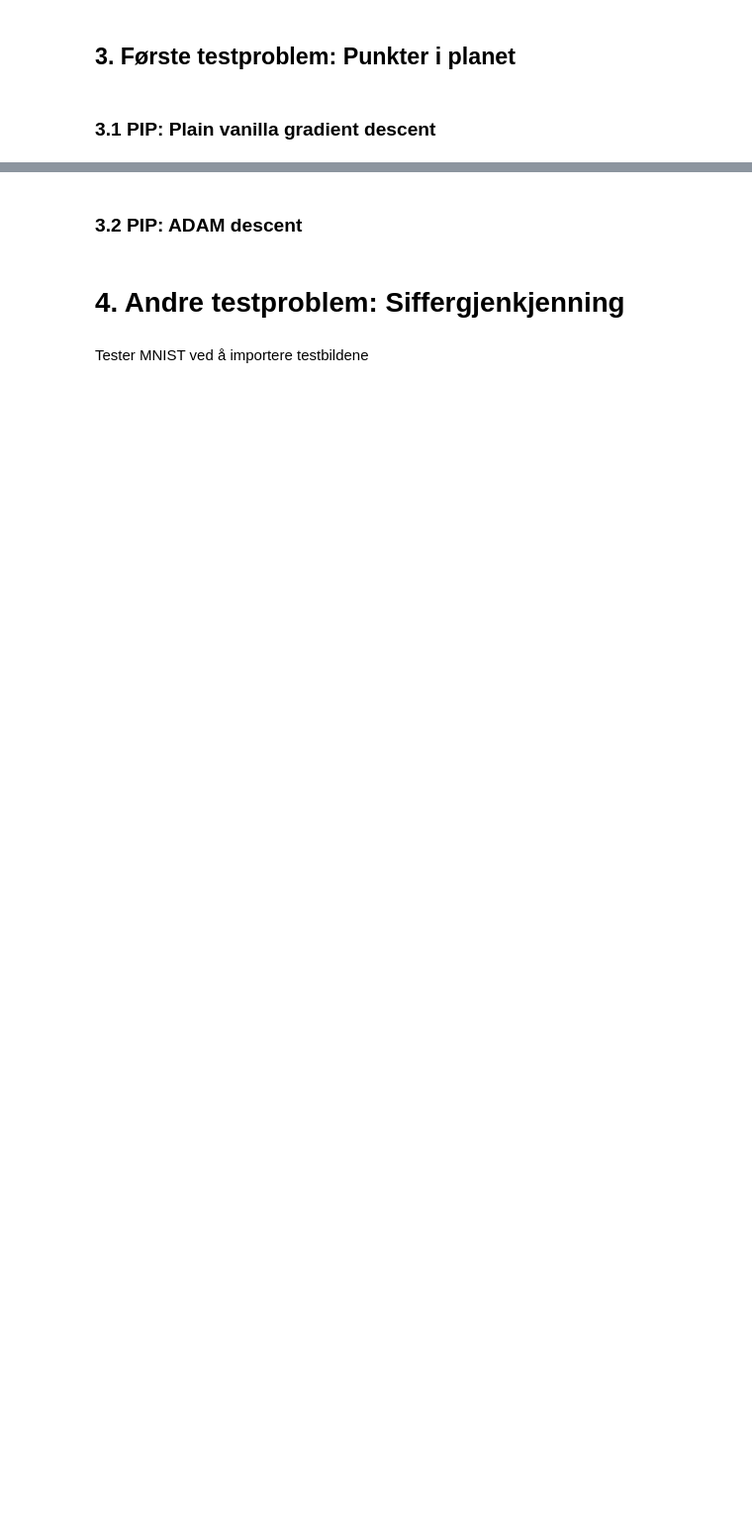
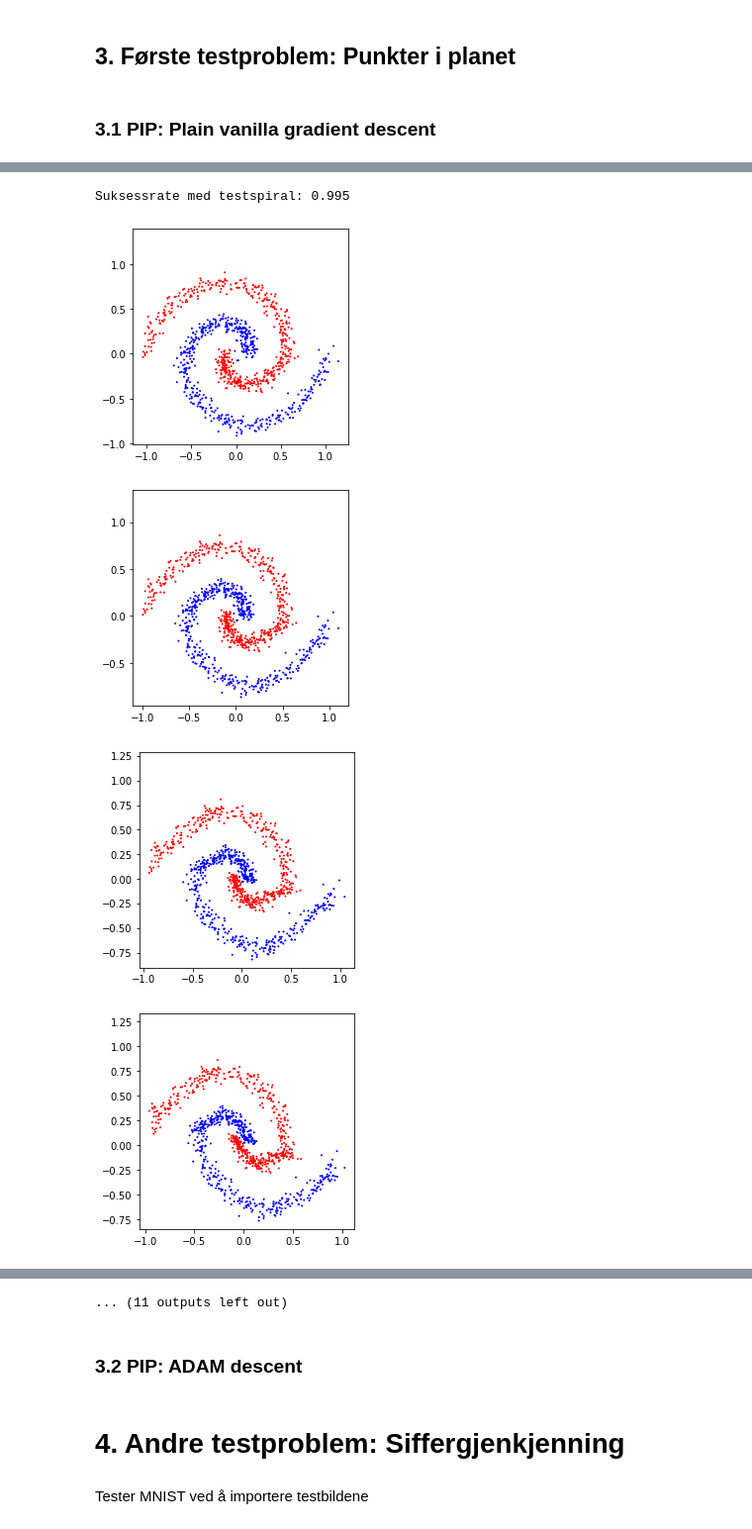
Before and after one commit to vivekapriyas/NN_mnist, a Jupyter notebook: Prosjekt2.ipynb, the cells around one changed output, grey strips where cells are left out. Shown at 99% size. Saved outputs shown, nothing was run; the diff lists cells and outputs as text; code cells hidden in the pictures; blank space fills up the shorter version.

```diff
--- a/Prosjekt2.ipynb
+++ b/Prosjekt2.ipynb
@@ -175,14 +179,9 @@ def forward_function(Y_0, W_k, b_k, h):
     for i in range(W_k.shape[0]):
         Y_next = findNextYMat(Y_k[-1], W_k[i], b_k[i], h)
         Y_k.append(Y_next)
-    return(Y_k)
+    return(np.array(Y_k))
 
-#Forward tar inn Y_0, og lager Y_k helt til K ved hjelp av de fire parameterne. Må ta inn de learned parameterne.
-#Forward function skal bruke parameterne som allerede er oppdaterte og lagret i minnet, men den skal bruke de på nye
-#datapunkter Y_0, og gå gjennom alle k helt til Y_K.
 
-#Last funtion tar inn den siste Y_K, og returnere Z for denne matrisen.
-
-def last_function(Y_K_final, omega, my): #Tar inn Y_K, det siste laget. Altså Y_K final. Første paramter er grid
+def last_function(Y_K_final, omega, my):
     Z=findZvalue(Y_K_final, omega, my)
     return Z
@@ -251,0 +257,16 @@ print("Suksessrate:",success_pip_plain)
+# %%
+images_test, labels_test = read_spiral_from_file(filename = 'spiral_text_file2.txt')
+Y_test_plain = forward_function(images_test, W_pip_plain, b_pip_plain, h = 0.05)
+z_test_plain = findZvalue(Y_test_plain[-1], omega_pip_plain, my_pip_plain)
+success_test_plain = success(z_test_plain, labels_test*1)
+print("Suksessrate med testspiral:", success_test_plain)
+
+plot_progression(Y_test_plain, labels_test*1)
+plot_separation(last_function, Y_test_plain[-1], omega_pip_plain, my_pip_plain, labels_test*1, 200)
+plot_model(forward_function, Y_test_plain[0], W_pip_plain, b_pip_plain, h = 0.05, )
+# %% [output]
+Suksessrate med testspiral: 0.995
+[figure, added]
+[figure, added]
+[figure, added]
+[figure, added]
@@ -252,3 +280,4 @@ print("Suksessrate:",success_pip_plain)
+... (11 outputs left out)
 # %% [markdown]
 ### 3.2 PIP: ADAM descent
 # %%
```
Also changed, not shown: parts of 8 cells of this notebook, 1 other file.
